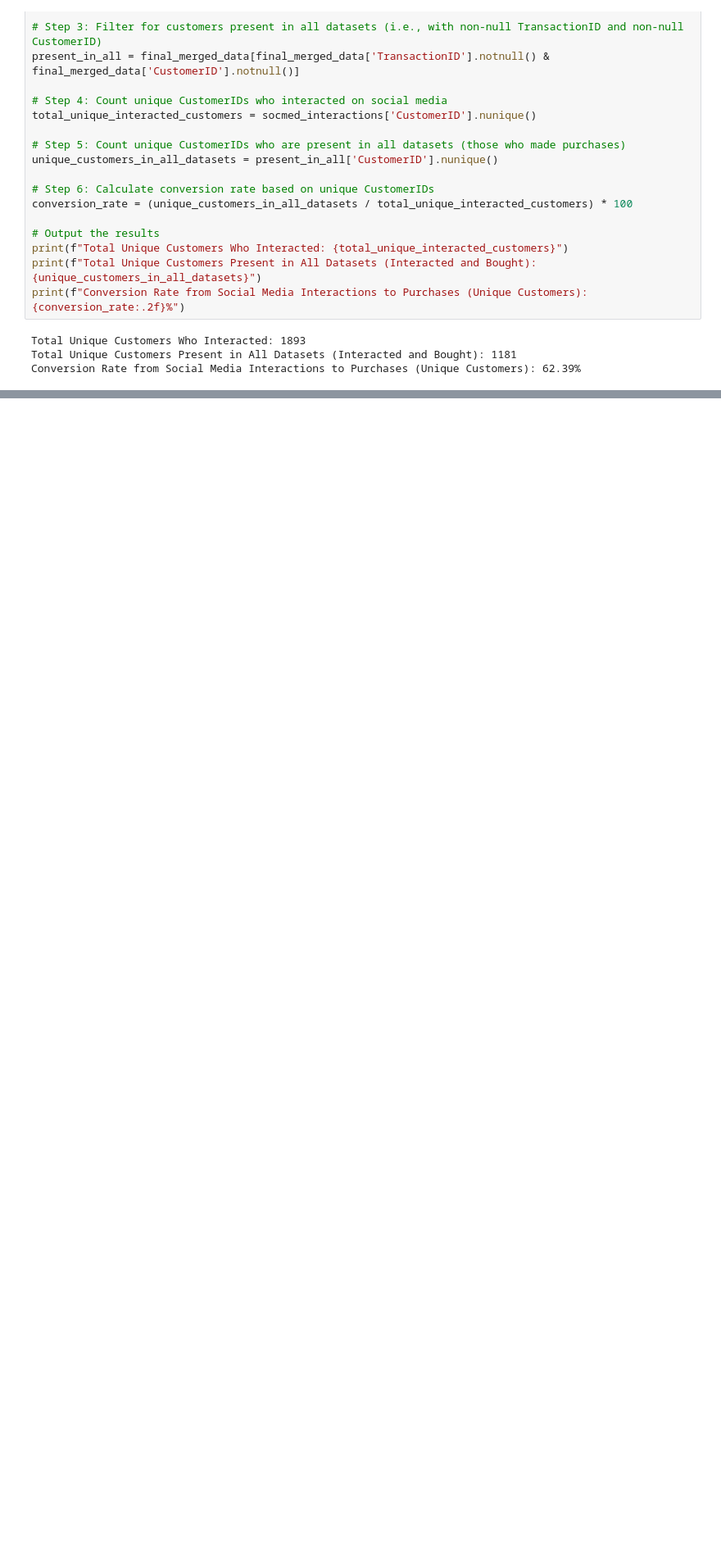
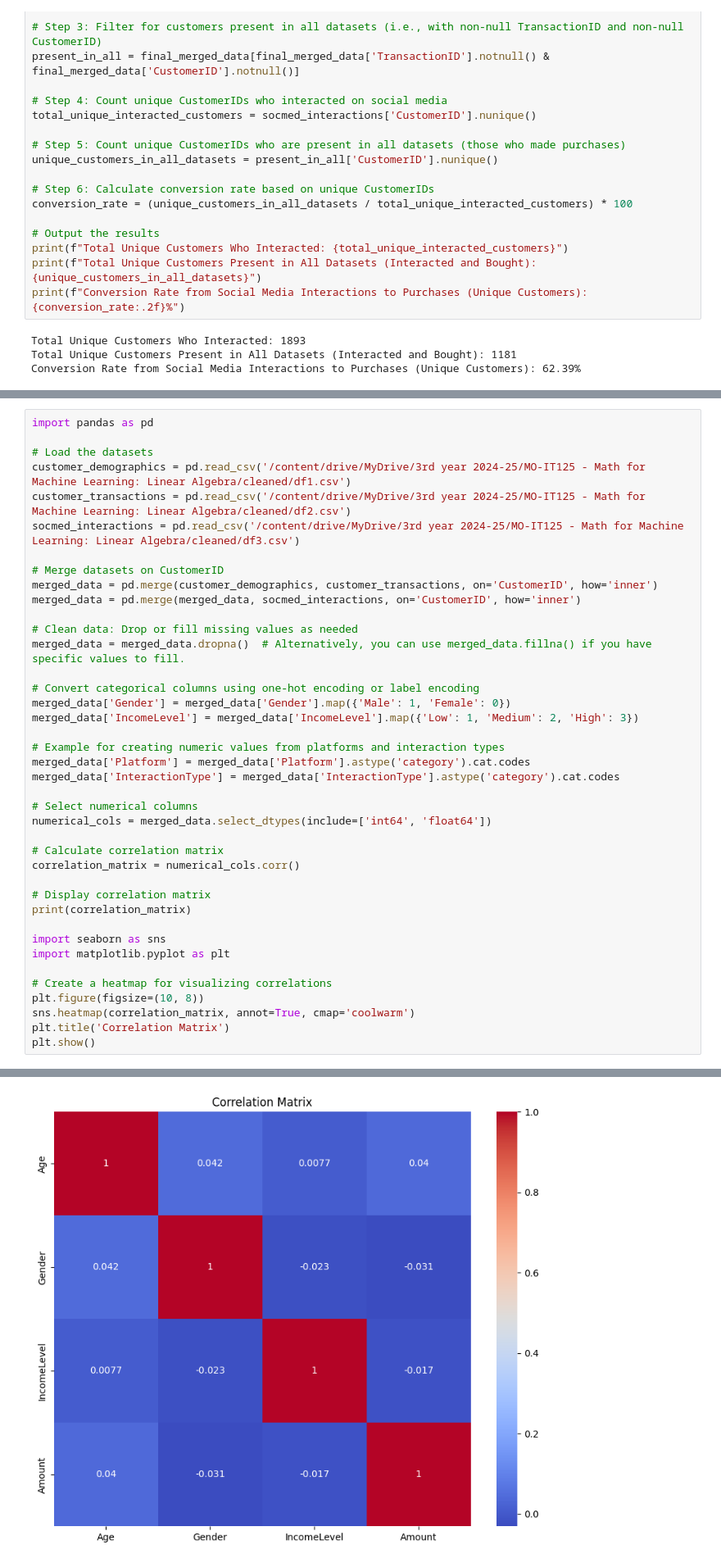
Before and after one commit to zpsy-hub/MO-IT125-ML-Linear-Algebra-A3103-Grp1, a Jupyter notebook: Milestone_2_Data_Visualization_on_Machine_Learning_Solution_Project.ipynb, the cells around one changed output, grey strips where cells are left out. Shown at 82% size. Saved outputs shown, nothing was run; the diff lists cells and outputs as text; blank space fills up the shorter version.

Commit message:
added graphs

```diff
--- a/Milestone_2_Data_Visualization_on_Machine_Learning_Solution_Project.ipynb
+++ b/Milestone_2_Data_Visualization_on_Machine_Learning_Solution_Project.ipynb
@@ -1260,0 +2242,41 @@ Conversion Rate from Social Media Interactions to Purchases (Unique Customers):
+# %%
+import pandas as pd
+
+# Load the datasets
+customer_demographics = pd.read_csv('/content/drive/MyDrive/3rd year 2024-25/MO-IT125 - Math for Machine Learning: Linear Algebra/cleaned/df1.csv')
+customer_transactions = pd.read_csv('/content/drive/MyDrive/3rd year 2024-25/MO-IT125 - Math for Machine Learning: Linear Algebra/cleaned/df2.csv')
+socmed_interactions = pd.read_csv('/content/drive/MyDrive/3rd year 2024-25/MO-IT125 - Math for Machine Learning: Linear Algebra/cleaned/df3.csv')
+
+# Merge datasets on CustomerID
+merged_data = pd.merge(customer_demographics, customer_transactions, on='CustomerID', how='inner')
+merged_data = pd.merge(merged_data, socmed_interactions, on='CustomerID', how='inner')
+
+# Clean data: Drop or fill missing values as needed
+merged_data = merged_data.dropna()  # Alternatively, you can use merged_data.fillna() if you have specific values to fill.
+
+# Convert categorical columns using one-hot encoding or label encoding
+merged_data['Gender'] = merged_data['Gender'].map({'Male': 1, 'Female': 0})
+merged_data['IncomeLevel'] = merged_data['IncomeLevel'].map({'Low': 1, 'Medium': 2, 'High': 3})
+
+# Example for creating numeric values from platforms and interaction types
+merged_data['Platform'] = merged_data['Platform'].astype('category').cat.codes
+merged_data['InteractionType'] = merged_data['InteractionType'].astype('category').cat.codes
+
+# Select numerical columns
+numerical_cols = merged_data.select_dtypes(include=['int64', 'float64'])
+
+# Calculate correlation matrix
+correlation_matrix = numerical_cols.corr()
+
+# Display correlation matrix
+print(correlation_matrix)
+
+import seaborn as sns
+import matplotlib.pyplot as plt
+
+# Create a heatmap for visualizing correlations
+plt.figure(figsize=(10, 8))
+sns.heatmap(correlation_matrix, annot=True, cmap='coolwarm')
+plt.title('Correlation Matrix')
+plt.show()
+# %% [output]
@@ -1260,0 +2288 @@ Conversion Rate from Social Media Interactions to Purchases (Unique Customers):
+[figure, added]
```
Also changed, not shown: parts of 57 cells of this notebook.
